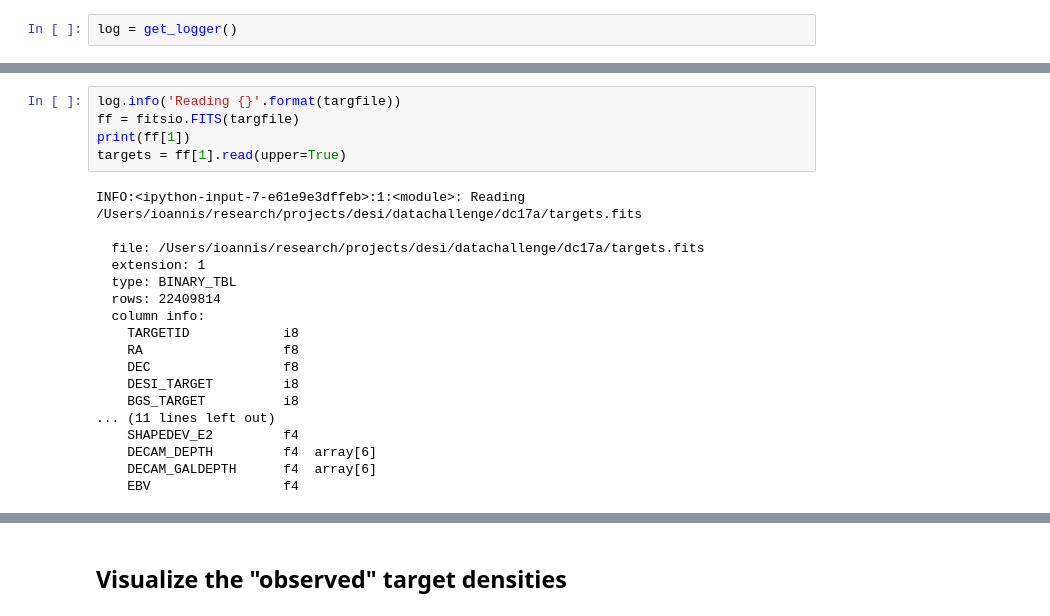
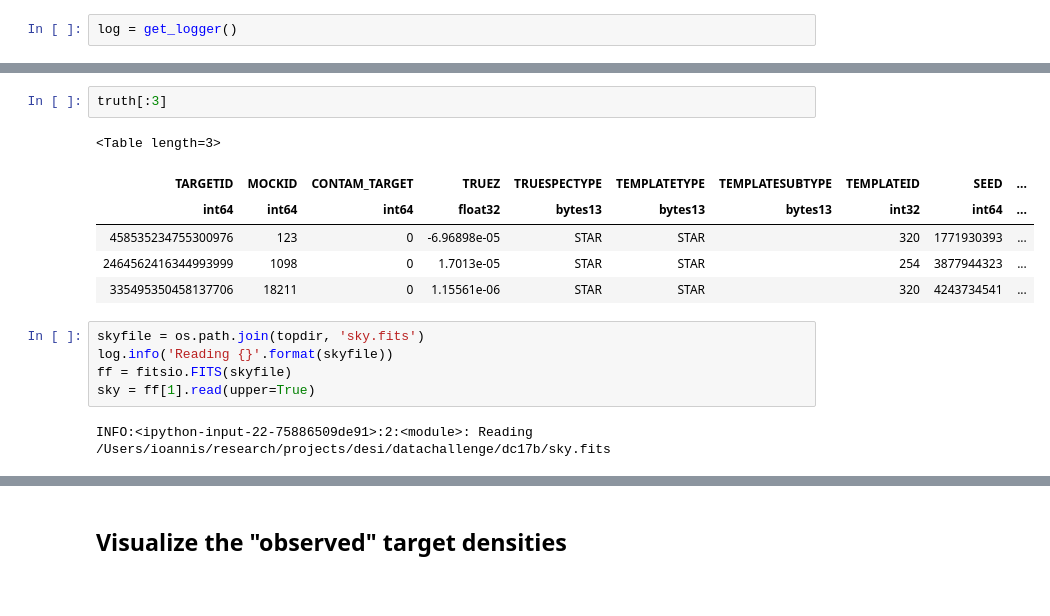
Before and after one commit to desihub/desitarget, a Jupyter notebook: doc/nb/mock-density-qa.ipynb, the cells around one changed output, grey strips where cells are left out. Cells and saved outputs as stored; diff of their text form; blank space fills up the shorter version.

```diff
--- a/doc/nb/mock-density-qa.ipynb
+++ b/doc/nb/mock-density-qa.ipynb
@@ -32,24 +51,17 @@ stdbrightfile = os.path.join(topdir, 'standards-bright.fits')
+# %%
+truth[:3]
+# %% [output]
+<Table length=3>
+| TARGETID | MOCKID | CONTAM_TARGET | TRUEZ | TRUESPECTYPE | TEMPLATETYPE | TEMPLATESUBTYPE | TEMPLATEID | SEED | ... |
+| int64 | int64 | int64 | float32 | bytes13 | bytes13 | bytes13 | int32 | int64 | ... |
+| 458535234755300976 | 123 | 0 | -6.96898e-05 | STAR | STAR |  | 320 | 1771930393 | ... |
+| 2464562416344993999 | 1098 | 0 | 1.7013e-05 | STAR | STAR |  | 254 | 3877944323 | ... |
+| 335495350458137706 | 18211 | 0 | 1.15561e-06 | STAR | STAR |  | 320 | 4243734541 | ... |
 # %%
-log.info('Reading {}'.format(targfile))
-ff = fitsio.FITS(targfile)
-print(ff[1])
-targets = ff[1].read(upper=True)
+skyfile = os.path.join(topdir, 'sky.fits')
+log.info('Reading {}'.format(skyfile))
+ff = fitsio.FITS(skyfile)
+sky = ff[1].read(upper=True)
 # %% [output]
-INFO:<ipython-input-7-e61e9e3dffeb>:1:<module>: Reading /Users/ioannis/research/projects/desi/datachallenge/dc17a/targets.fits
-
-  file: /Users/ioannis/research/projects/desi/datachallenge/dc17a/targets.fits
-  extension: 1
-  type: BINARY_TBL
-  rows: 22409814
-  column info:
-    TARGETID            i8
-    RA                  f8
-    DEC                 f8
-    DESI_TARGET         i8
-    BGS_TARGET          i8
-... (11 lines left out)
-    SHAPEDEV_E2         f4
-    DECAM_DEPTH         f4  array[6]
-    DECAM_GALDEPTH      f4  array[6]
-    EBV                 f4
+INFO:<ipython-input-22-75886509de91>:2:<module>: Reading /Users/ioannis/research/projects/desi/datachallenge/dc17b/sky.fits
 # %%
```
Also changed, not shown: parts of 17 cells of this notebook, 3 other files.
